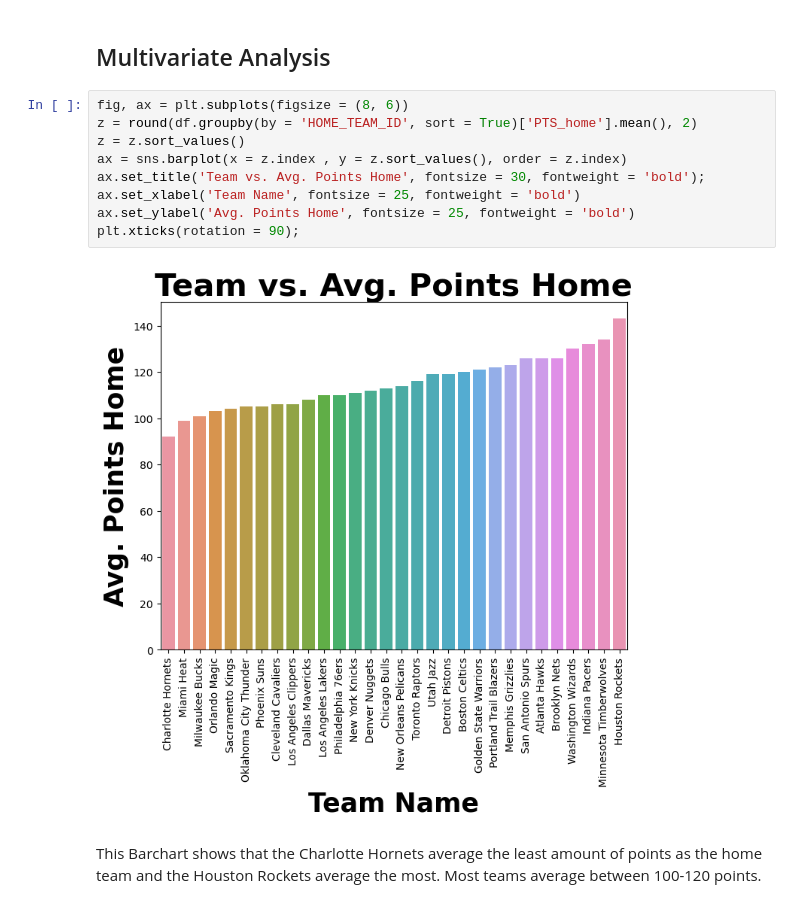
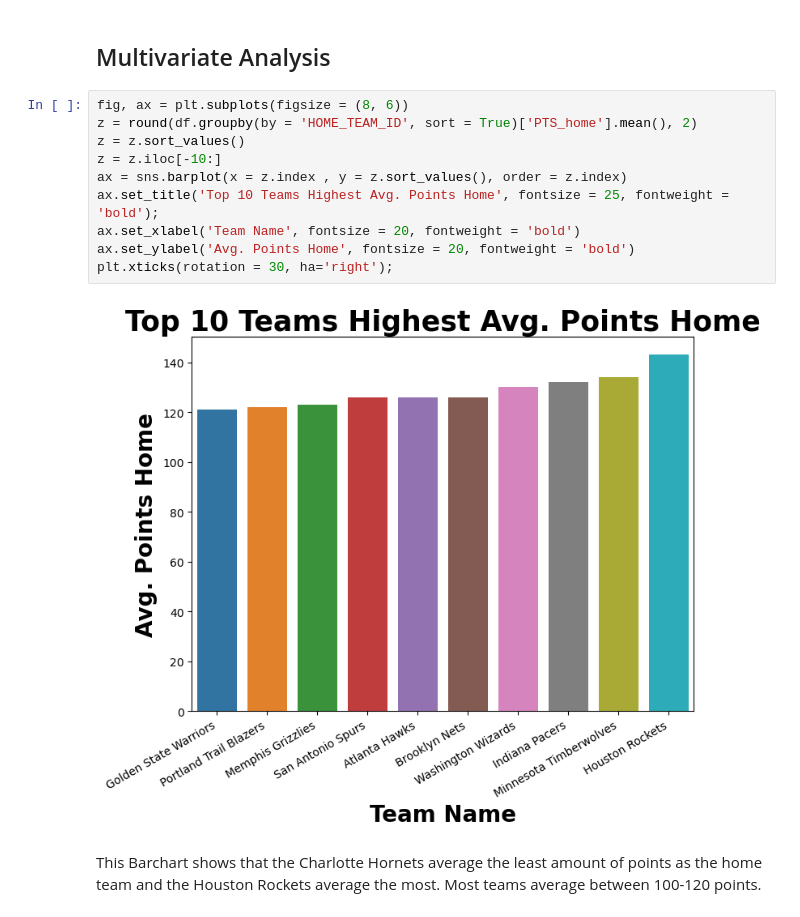
Before and after one commit to jaytrey777/NBA-Home-Team-Wins, a Jupyter notebook: NBA Home Team Wins.ipynb, the cells around one changed output. Cells and saved outputs as stored; diff of their text form.

```diff
--- a/NBA Home Team Wins.ipynb
+++ b/NBA Home Team Wins.ipynb
@@ -445,14 +445,15 @@ There are several features that have weak and moderate correlation.  I want to l
 # %%
 fig, ax = plt.subplots(figsize = (8, 6))
 z = round(df.groupby(by = 'HOME_TEAM_ID', sort = True)['PTS_home'].mean(), 2)
 z = z.sort_values()
+z = z.iloc[-10:]
 ax = sns.barplot(x = z.index , y = z.sort_values(), order = z.index)
-ax.set_title('Team vs. Avg. Points Home', fontsize = 30, fontweight = 'bold');
-ax.set_xlabel('Team Name', fontsize = 25, fontweight = 'bold')
-ax.set_ylabel('Avg. Points Home', fontsize = 25, fontweight = 'bold')
-plt.xticks(rotation = 90);
+ax.set_title('Top 10 Teams Highest Avg. Points Home', fontsize = 25, fontweight = 'bold');
+ax.set_xlabel('Team Name', fontsize = 20, fontweight = 'bold')
+ax.set_ylabel('Avg. Points Home', fontsize = 20, fontweight = 'bold')
+plt.xticks(rotation = 30, ha='right');
 # %% [output]
-[figure, old version]
+[figure, new version]
 # %% [markdown]
 This Barchart shows that the Charlotte Hornets average the least amount of points as the home team and the Houston Rockets average the most. Most teams average between 100-120 points.
 # %%
```
Also changed, not shown: parts of 5 cells of this notebook.
